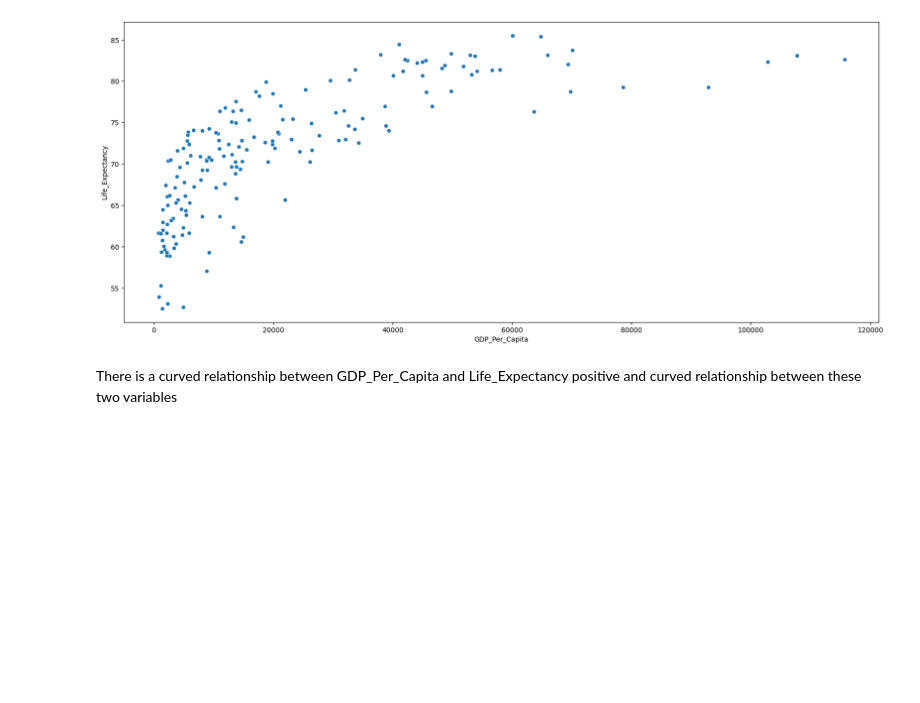
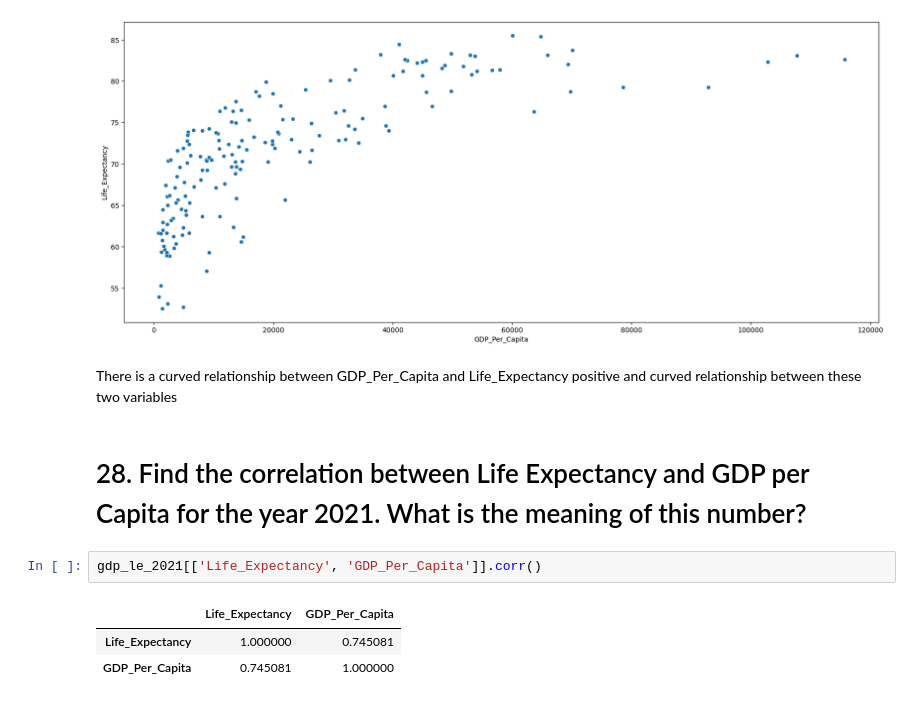
Before and after one commit to nss-data-science-cohort-8/un-exploration-catdgomez, a Jupyter notebook: notebooks/UN_Data_Exploration.ipynb, the cells around one changed output. Drawn from its saved outputs; the diff is of its cells as text; blank space fills up the shorter version.

```diff
--- a/notebooks/UN_Data_Exploration.ipynb
+++ b/notebooks/UN_Data_Exploration.ipynb
@@ -1038,3 +1038,11 @@ sns.scatterplot(data= gdp_le_2021, x='GDP_Per_Capita', y='Life_Expectancy')
 [figure]
 # %% [markdown]
 There is a curved relationship between GDP_Per_Capita and Life_Expectancy positive and curved relationship between these two variables
+# %% [markdown]
+# 28. Find the correlation between Life Expectancy and GDP per Capita for the year 2021. What is the meaning of this number?
+# %%
+gdp_le_2021[['Life_Expectancy', 'GDP_Per_Capita']].corr()
+# %% [output]
+|  | Life_Expectancy | GDP_Per_Capita |
+| Life_Expectancy | 1.000000 | 0.745081 |
+| GDP_Per_Capita | 0.745081 | 1.000000 |
```
Also changed, not shown: parts of 3 cells of this notebook.
